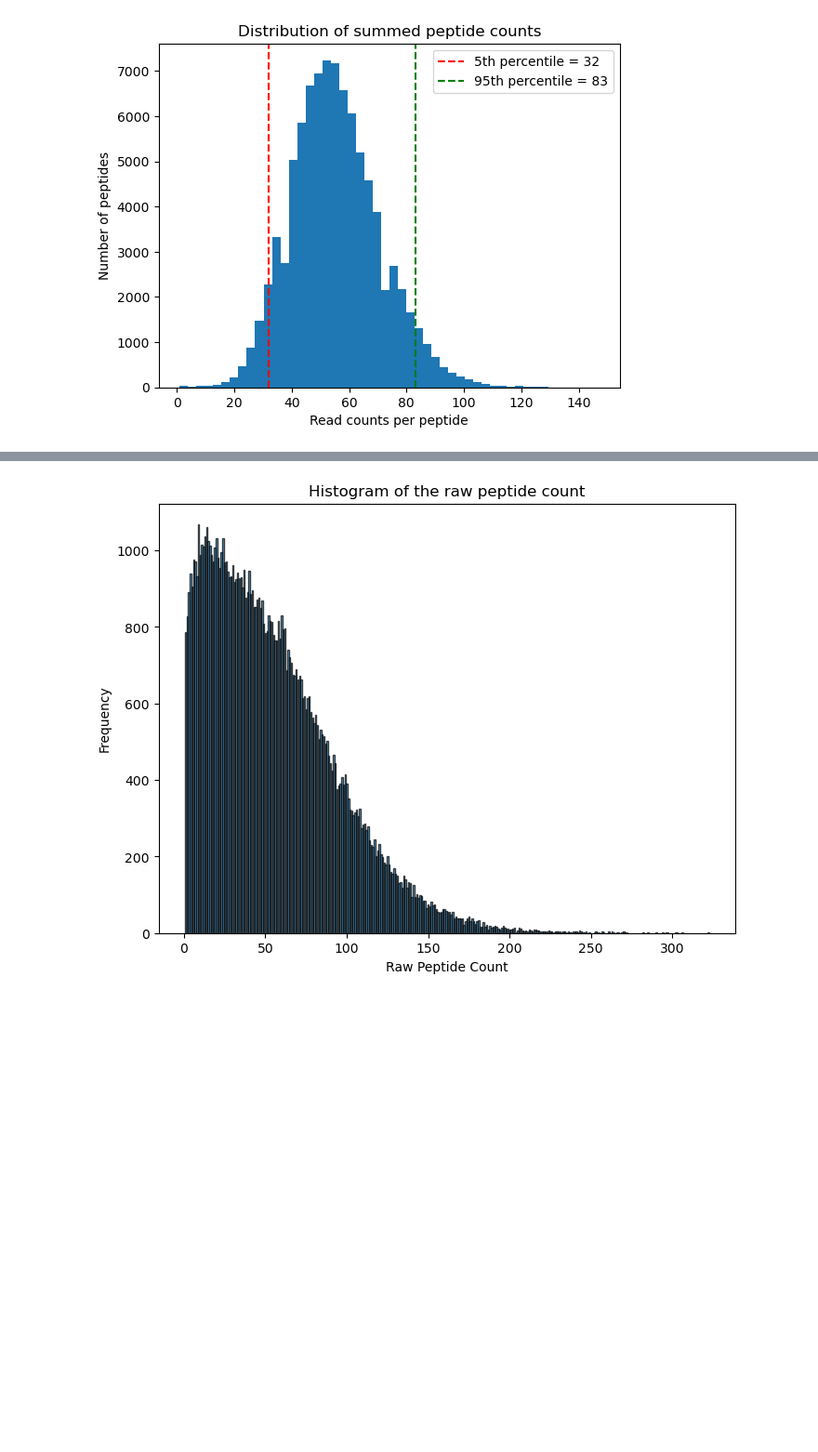
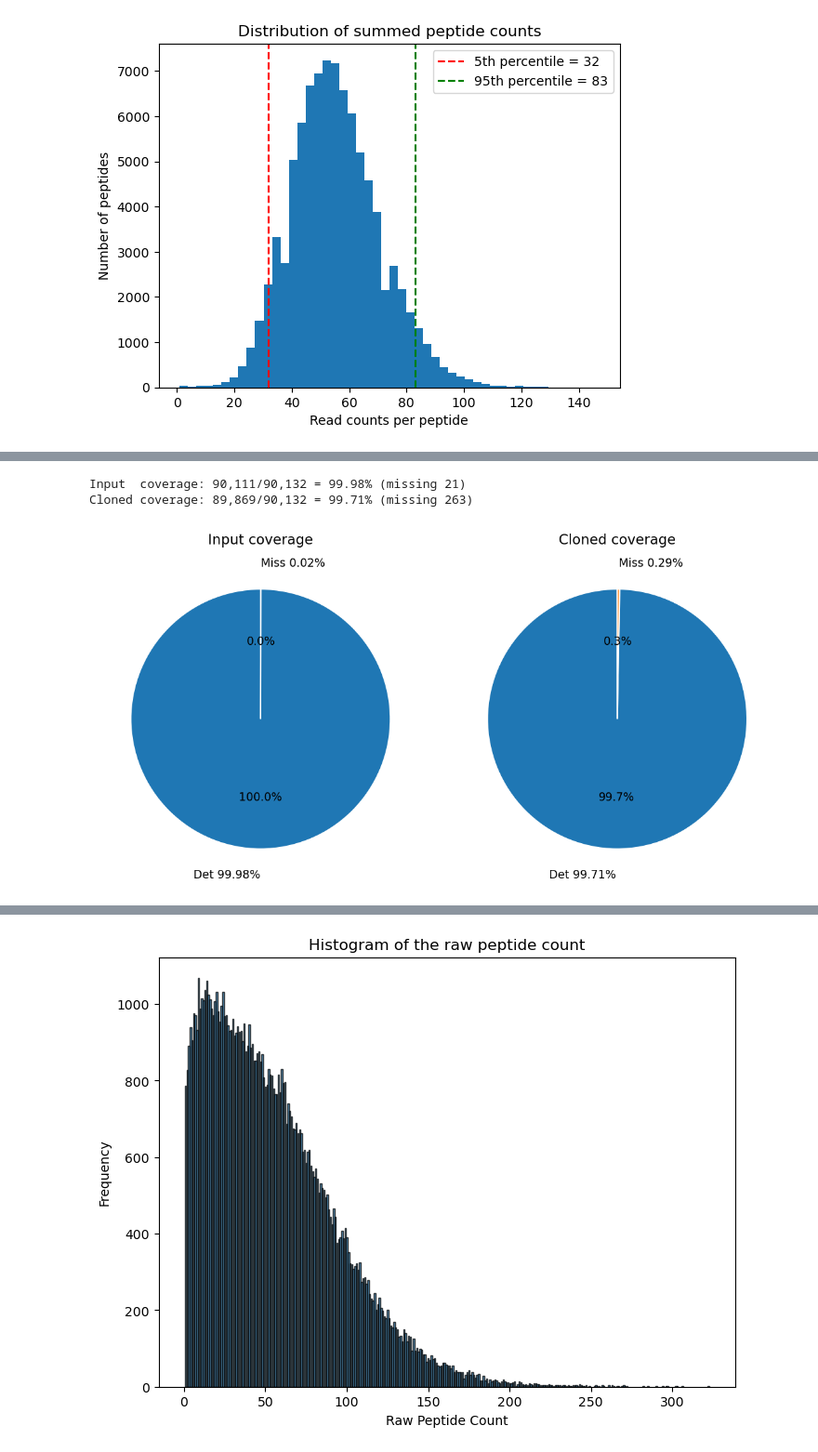
Before and after one commit to sporak577/DeRisi-Rotation, a Jupyter notebook: phipseq/library_QC/library_stats.ipynb, the cells around one changed output, grey strips where cells are left out. Shown at 93% size. Drawn from its saved outputs; the diff is of its cells as text; code cells hidden in the pictures; blank space fills up the shorter version.

```diff
--- a/phipseq/library_QC/library_stats.ipynb
+++ b/phipseq/library_QC/library_stats.ipynb
@@ -227,0 +247,45 @@ plt.show()
+# %%
+import matplotlib.pyplot as plt
+
+
+TOTAL_DESIGNED = 90132
+det_in = int((counts_input  > 0).sum())
+det_cl = int((counts_cloned > 0).sum())
+mis_in = max(TOTAL_DESIGNED - det_in, 0)
+mis_cl = max(TOTAL_DESIGNED - det_cl, 0)
+
+counts_input  = df_in["count"].to_numpy()
+counts_cloned = df_cl["count"].to_numpy()
+
+cov_in = det_in / TOTAL_DESIGNED * 100.0
+cov_cl = det_cl / TOTAL_DESIGNED * 100.0
+
+print(f"Input  coverage: {det_in:,}/{TOTAL_DESIGNED:,} = {cov_in:.2f}% (missing {mis_in:,})")
+print(f"Cloned coverage: {det_cl:,}/{TOTAL_DESIGNED:,} = {cov_cl:.2f}% (missing {mis_cl:,})")
+
+fig, axes = plt.subplots(1, 2, figsize=(8, 4), dpi=150)
+
+# Input coverage pie
+axes[0].pie([det_in, mis_in],
+            labels=[f"Det {cov_in:.2f}%", f"Miss {100-cov_in:.2f}%"],
+            startangle=90, autopct="%1.1f%%",
+            wedgeprops=dict(edgecolor="white"),
+            textprops=dict(fontsize=9),
+            labeldistance=1.2)
+axes[0].set_title("Input coverage", fontsize=11, pad=10)
+
+# Cloned coverage pie
+axes[1].pie([det_cl, mis_cl],
+            labels=[f"Det {cov_cl:.2f}%", f"Miss {100-cov_cl:.2f}%"],
+            startangle=90, autopct="%1.1f%%",
+            wedgeprops=dict(edgecolor="white"),
+            textprops=dict(fontsize=9),
+            labeldistance=1.2)
+axes[1].set_title("Cloned coverage", fontsize=11, pad=10)
+
+plt.tight_layout()
+plt.show()
+# %% [output]
+Input  coverage: 90,111/90,132 = 99.98% (missing 21)
+Cloned coverage: 89,869/90,132 = 99.71% (missing 263)
+[figure, added]
```
Also changed, not shown: parts of 4 cells of this notebook.
